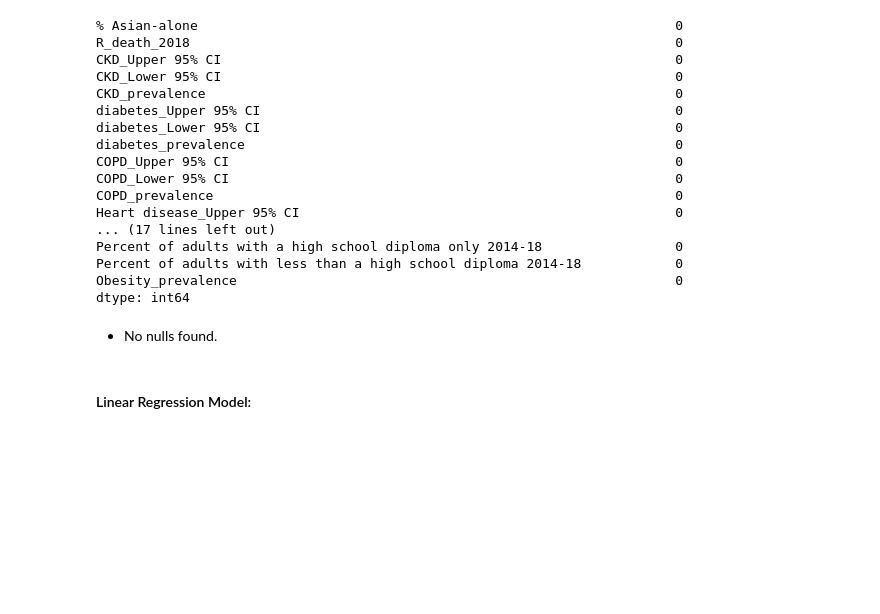
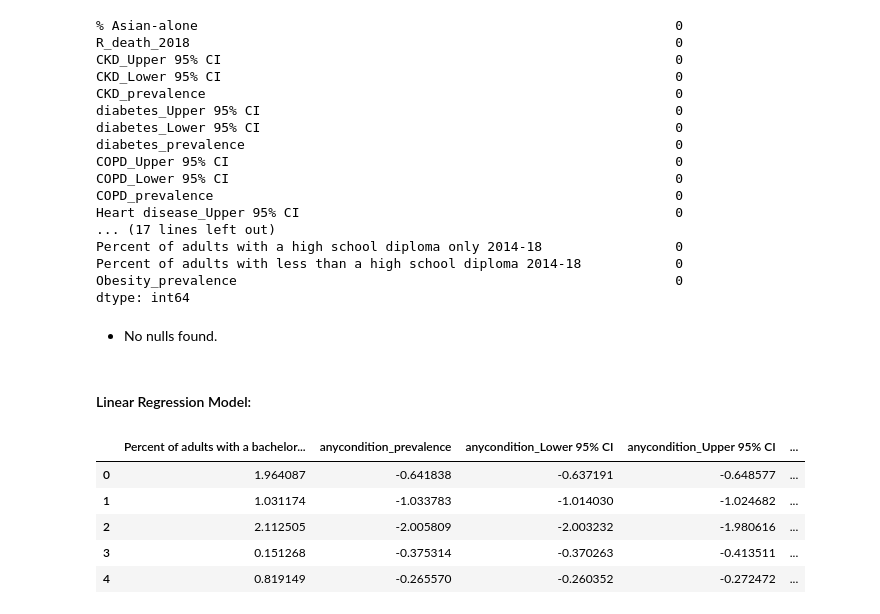
Before and after one commit to 4GeeksAcademy/machine-learning-regularized-linear-regression-Juli-MM, a Jupyter notebook: src/explore.ipynb, the cells around one changed output. Drawn from its saved outputs; the diff is of its cells as text; code cells hidden in the pictures; blank space fills up the shorter version.

```diff
--- a/src/explore.ipynb
+++ b/src/explore.ipynb
@@ -332,3 +332,23 @@ X = combo_data.drop('Obesity_prevalence', axis = 1)
 y = combo_data['Obesity_prevalence']
 
 X_train, X_test, y_train, y_test = train_test_split(X, y, test_size = 0.2, random_state = 42)
+# %%
+# KBest Selection for the best Features
+
+from sklearn.feature_selection import SelectKBest, f_regression
+
+selection_model = SelectKBest(f_regression, k = 10)
+selection_model.fit(X_train, y_train)
+
+selected_columns = X_train.columns[selection_model.get_support()]
+X_train_sel = pd.DataFrame(selection_model.transform(X_train), columns = selected_columns)
+X_test_sel = pd.DataFrame(selection_model.transform(X_test), columns = selected_columns)
+
+X_train_sel.head()
+# %% [output]
+|  | Percent of adults with a bachelor... | anycondition_prevalence | anycondition_Lower 95% CI | anycondition_Upper 95% CI | ... |
+| 0 | 1.964087 | -0.641838 | -0.637191 | -0.648577 | ... |
+| 1 | 1.031174 | -1.033783 | -1.014030 | -1.024682 | ... |
+| 2 | 2.112505 | -2.005809 | -2.003232 | -1.980616 | ... |
+| 3 | 0.151268 | -0.375314 | -0.370263 | -0.413511 | ... |
+| 4 | 0.819149 | -0.265570 | -0.260352 | -0.272472 | ... |
```
Also changed, not shown: parts of 10 cells of this notebook, 3 other files.
